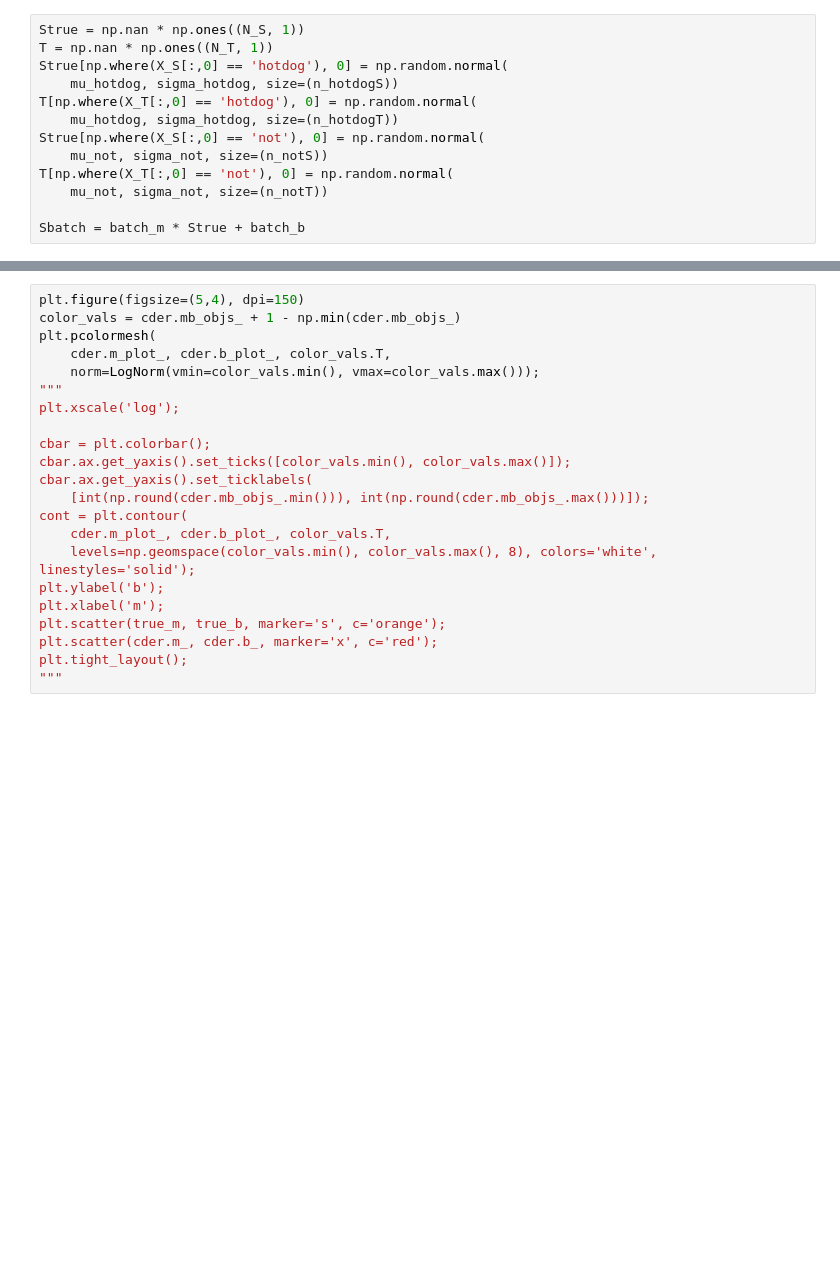
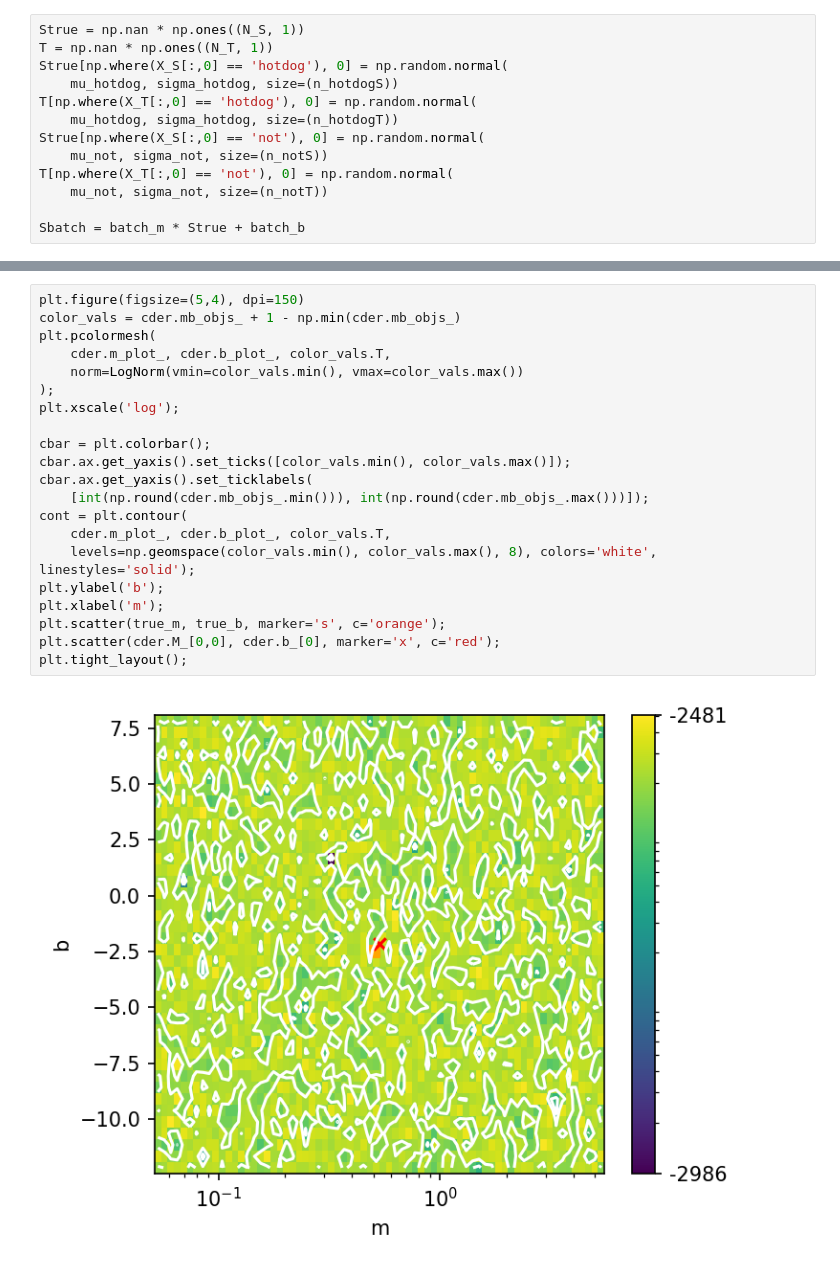
Before and after one commit to calvinmccarter/condo-adapter, a Jupyter notebook: examples/condo-categorical-confounder.ipynb, the cells around one changed output, grey strips where cells are left out. Cells and saved outputs as stored; diff of their text form; blank space fills up the shorter version.

```diff
--- a/examples/condo-categorical-confounder.ipynb
+++ b/examples/condo-categorical-confounder.ipynb
@@ -142,22 +150,23 @@ print(np.sqrt(np.mean((Strue - Sadapted) ** 2)))
 # %%
 plt.figure(figsize=(5,4), dpi=150)
 color_vals = cder.mb_objs_ + 1 - np.min(cder.mb_objs_)
 plt.pcolormesh(
     cder.m_plot_, cder.b_plot_, color_vals.T,
-    norm=LogNorm(vmin=color_vals.min(), vmax=color_vals.max()));
-"""
+    norm=LogNorm(vmin=color_vals.min(), vmax=color_vals.max())
+);
 plt.xscale('log');
 
 cbar = plt.colorbar();
 cbar.ax.get_yaxis().set_ticks([color_vals.min(), color_vals.max()]);
 cbar.ax.get_yaxis().set_ticklabels(
     [int(np.round(cder.mb_objs_.min())), int(np.round(cder.mb_objs_.max()))]);
 cont = plt.contour(
     cder.m_plot_, cder.b_plot_, color_vals.T,
     levels=np.geomspace(color_vals.min(), color_vals.max(), 8), colors='white', linestyles='solid');
 plt.ylabel('b');
 plt.xlabel('m');
 plt.scatter(true_m, true_b, marker='s', c='orange');
-plt.scatter(cder.m_, cder.b_, marker='x', c='red');
+plt.scatter(cder.M_[0,0], cder.b_[0], marker='x', c='red');
 plt.tight_layout();
-"""
+# %% [output]
+[figure, added]
```
Also changed, not shown: parts of 7 cells of this notebook, 1 other file.
